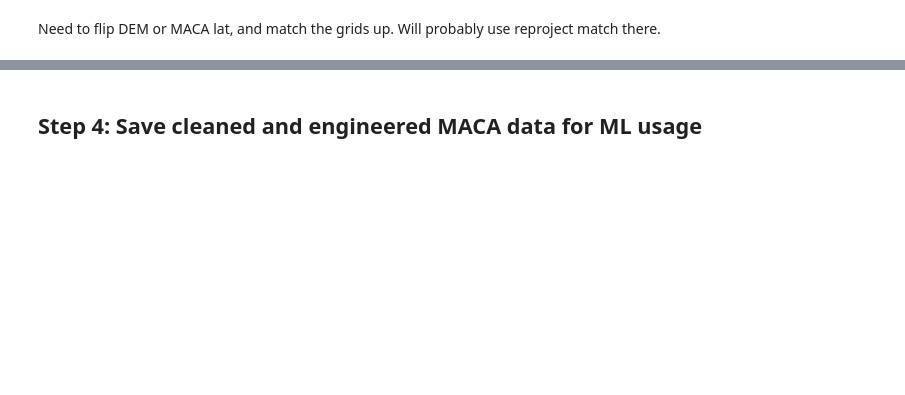
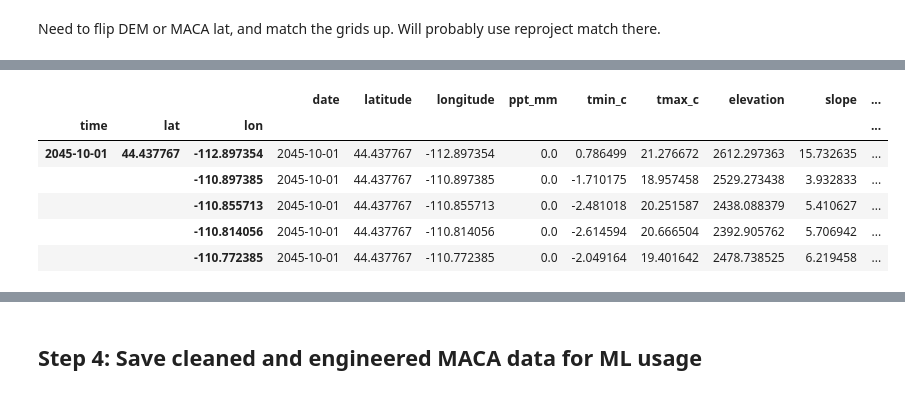
Before and after one commit to rainihelmstadter/snow-drought-modeling, a Jupyter notebook: code/06-wrangle-maca.ipynb, the cells around one changed output, grey strips where cells are left out. Saved outputs shown, nothing was run; the diff lists cells and outputs as text; code cells hidden in the pictures; blank space fills up the shorter version.

Commit message:
maca df flattened and saved

```diff
--- a/code/06-wrangle-maca.ipynb
+++ b/code/06-wrangle-maca.ipynb
@@ -357,4 +351,4 @@ dem_align_ds = dem_clean_ds.rio.reproject_match(
     resampling = rasterio.enums.Resampling.bilinear)
 
 # rename
-dem_rnm_ds = dem_clean_ds.rename({'x': 'lon', 'y': 'lat'})
+dem_rnm_ds = dem_align_ds.rename({'x': 'lon', 'y': 'lat'})
@@ -368,4 +514,40 @@ dem_df = dem_rnm_ds.drop_vars('spatial_ref').to_dataframe().dropna(subset=['elev
 # %%
-# rename cols
+# get final arrangement of dfs before saving
 
-# reorder cols
+# model features order
+model_features_in_order = [
+    # date
+    'date',
+    # lat and lon
+    'latitude', 'longitude',
+    # raw prism data
+    'ppt_mm', 'tmin_c', 'tmax_c',
+    # topographic data
+    'elevation', 'slope', 'aspect_north', 'aspect_east',
+    # lagged prism variables 7-day
+    'tmin_c_roll_7d', 'tmax_c_roll_7d', 'ppt_mm_roll_7d',
+    # cumulative precip and positive degree days
+    'wy_cumul_precip_mm', 'wy_cumul_melt_days',
+    # day of water year
+    'dowy']
+
+# initialize a dicts
+maca_rnm_dfs = {}
+maca_reord_dfs = {}
+
+# loop through dfs, renaming cols and reordering
+for model in models:
+    # rename cols
+    maca_reord_dfs[model] = maca_dfs[model].rename(columns = {
+        'ppt': 'ppt_mm',
+        'tmin': 'tmin_c',
+        'tmax': 'tmax_c',
+        'tmin_roll7_c': 'tmin_c_roll_7d',
+        'tmax_roll7_c': 'tmax_c_roll_7d',
+        'ppt_roll7_mm': 'ppt_mm_roll_7d',
+        'wy_cumul_pos_degree_days': 'wy_cumul_melt_days',
+        'wy_cumul_ppt_mm': 'wy_cumul_precip_mm'})
+        #inplace = True)
+
+    # reorder the dfs to match the ML data
+    maca_reord_dfs[model] = maca_reord_dfs[model][model_features_in_order]
@@ -373,0 +554,11 @@ dem_df = dem_rnm_ds.drop_vars('spatial_ref').to_dataframe().dropna(subset=['elev
+# %%
+# check order
+maca_reord_dfs['GFDL-ESM2M'].head()
+# %% [output]
+|  |  |  | date | latitude | longitude | ppt_mm | tmin_c | tmax_c | elevation | slope | ... |
+| time | lat | lon |  |  |  |  |  |  |  |  | ... |
+| 2045-10-01 | 44.437767 | -112.897354 | 2045-10-01 | 44.437767 | -112.897354 | 0.0 | 0.786499 | 21.276672 | 2612.297363 | 15.732635 | ... |
+|  |  | -110.897385 | 2045-10-01 | 44.437767 | -110.897385 | 0.0 | -1.710175 | 18.957458 | 2529.273438 | 3.932833 | ... |
+|  |  | -110.855713 | 2045-10-01 | 44.437767 | -110.855713 | 0.0 | -2.481018 | 20.251587 | 2438.088379 | 5.410627 | ... |
+|  |  | -110.814056 | 2045-10-01 | 44.437767 | -110.814056 | 0.0 | -2.614594 | 20.666504 | 2392.905762 | 5.706942 | ... |
+|  |  | -110.772385 | 2045-10-01 | 44.437767 | -110.772385 | 0.0 | -2.049164 | 19.401642 | 2478.738525 | 6.219458 | ... |
```
Also changed, not shown: parts of 17 cells of this notebook, 2 other files.
